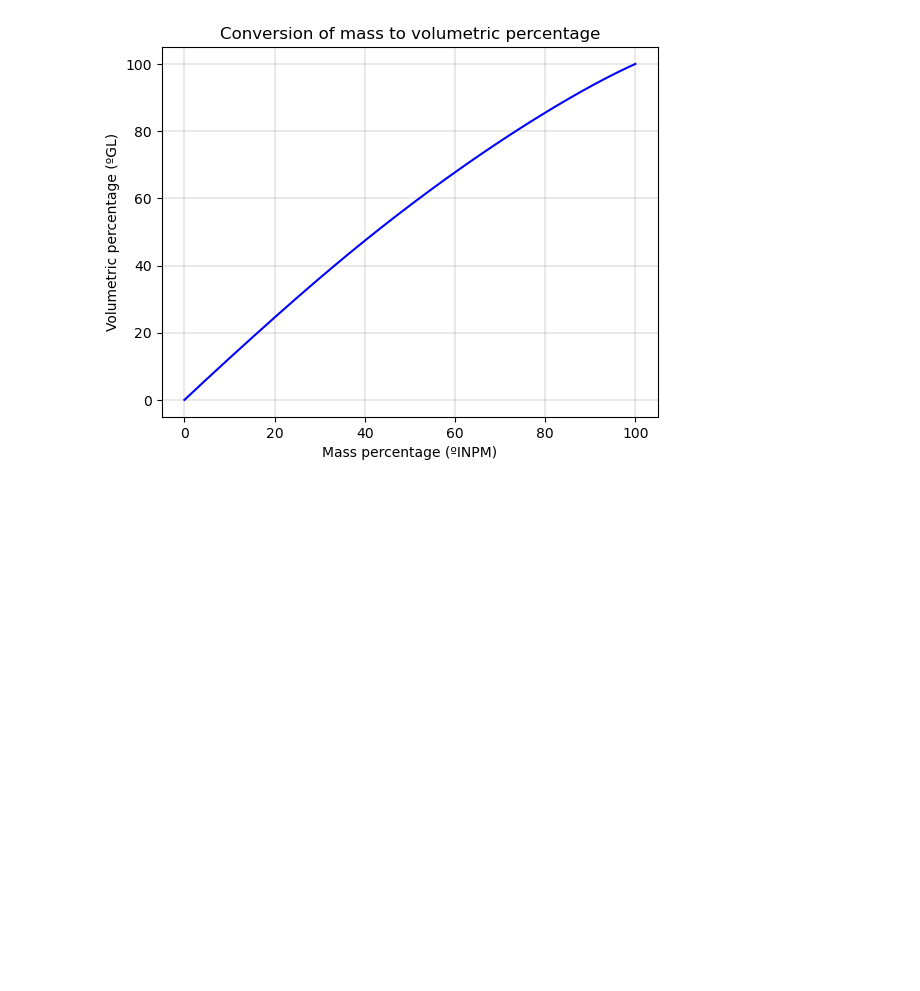
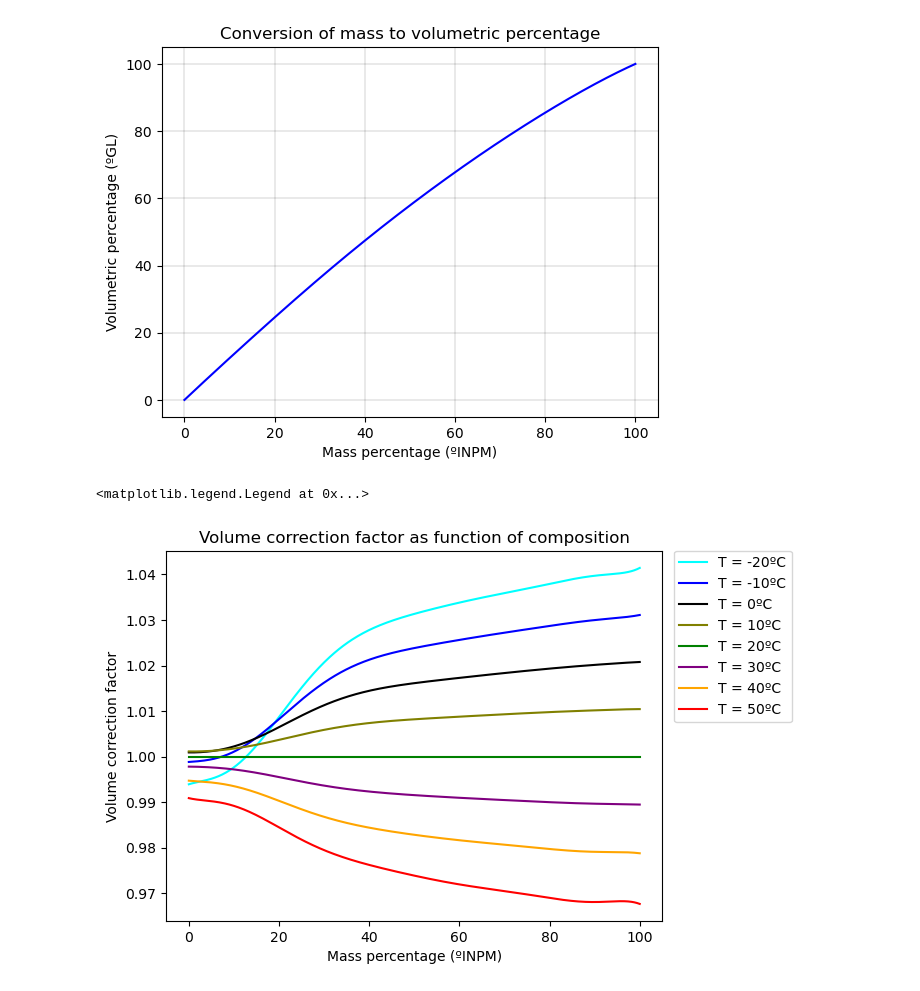
Before and after one commit to willc127/Alcoholic_curves, a Jupyter notebook: EtOH_Density.ipynb, the cells around one changed output. Drawn from its saved outputs; the diff is of its cells as text; code cells hidden in the pictures; blank space fills up the shorter version.

```diff
--- a/EtOH_Density.ipynb
+++ b/EtOH_Density.ipynb
@@ -178,0 +205,19 @@ plt.grid(which='major', axis='both', linestyle='-', linewidth=0.125, color = 'bl
+# %%
+#plot the VCF and composition for each temperature
+plt.plot(x, vcf_20,'-', color='cyan', label = 'T = -20ºC')
+plt.plot(x, vcf_10,'-', color='blue', label = 'T = -10ºC')
+plt.plot(x, vcf0,'-', color='black', label = 'T = 0ºC')
+plt.plot(x, vcf10,'-', color='olive', label = 'T = 10ºC')
+plt.plot(x, vcf20,'-', color='green', label = 'T = 20ºC')
+plt.plot(x, vcf30,'-', color='purple', label = 'T = 30ºC')
+plt.plot(x, vcf40,'-', color='orange', label = 'T = 40ºC')
+plt.plot(x, vcf50,'-', color='red', label = 'T = 50ºC')
+
+#Define the plot parameters
+plt.title('Volume correction factor as function of composition')
+plt.xlabel('Mass percentage (ºINPM)')
+plt.ylabel('Volume correction factor')
+plt.legend(bbox_to_anchor=( 1.275, 1.02))
+# %% [output]
+<matplotlib.legend.Legend at 0x...>
+[figure, added]
```
Also changed, not shown: parts of 7 cells of this notebook.
